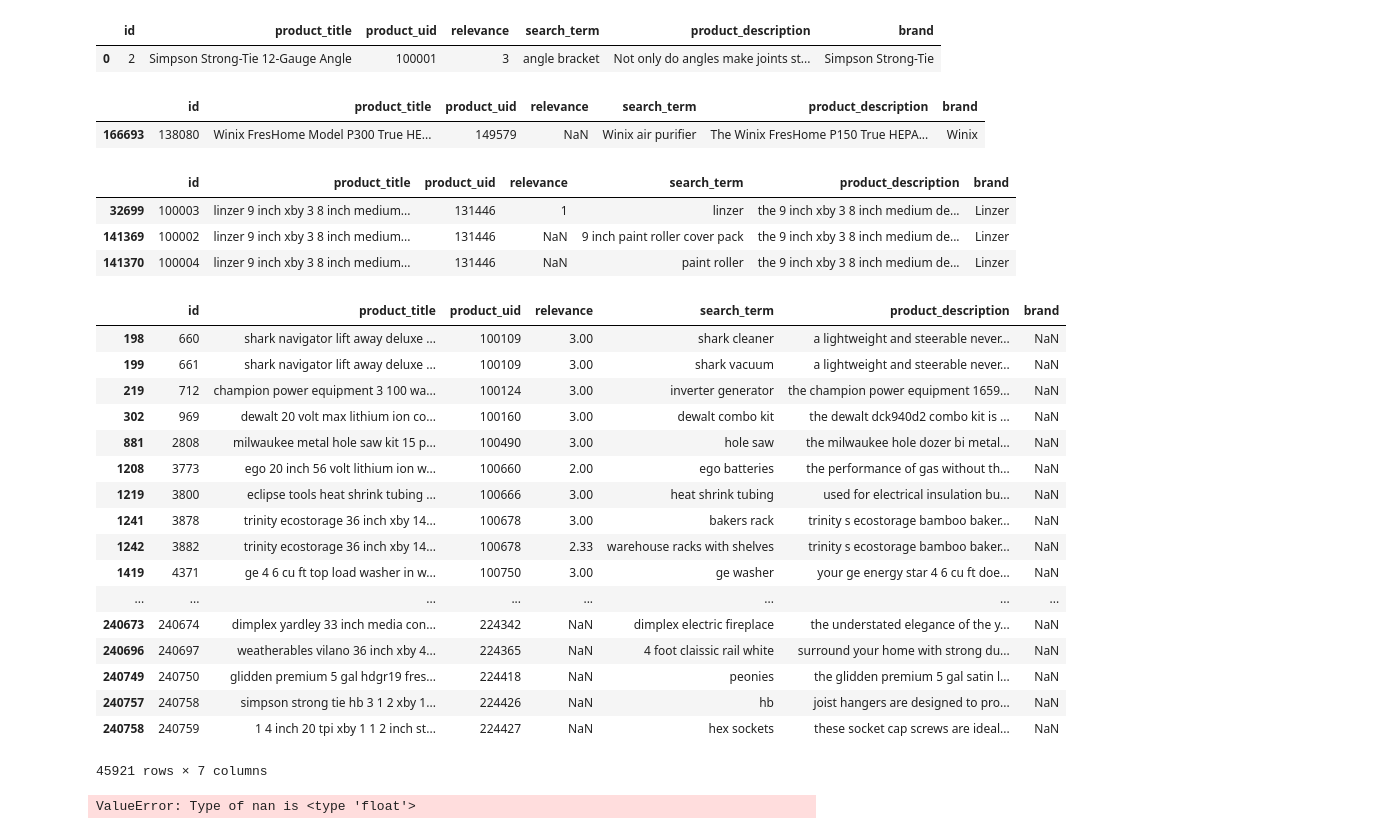
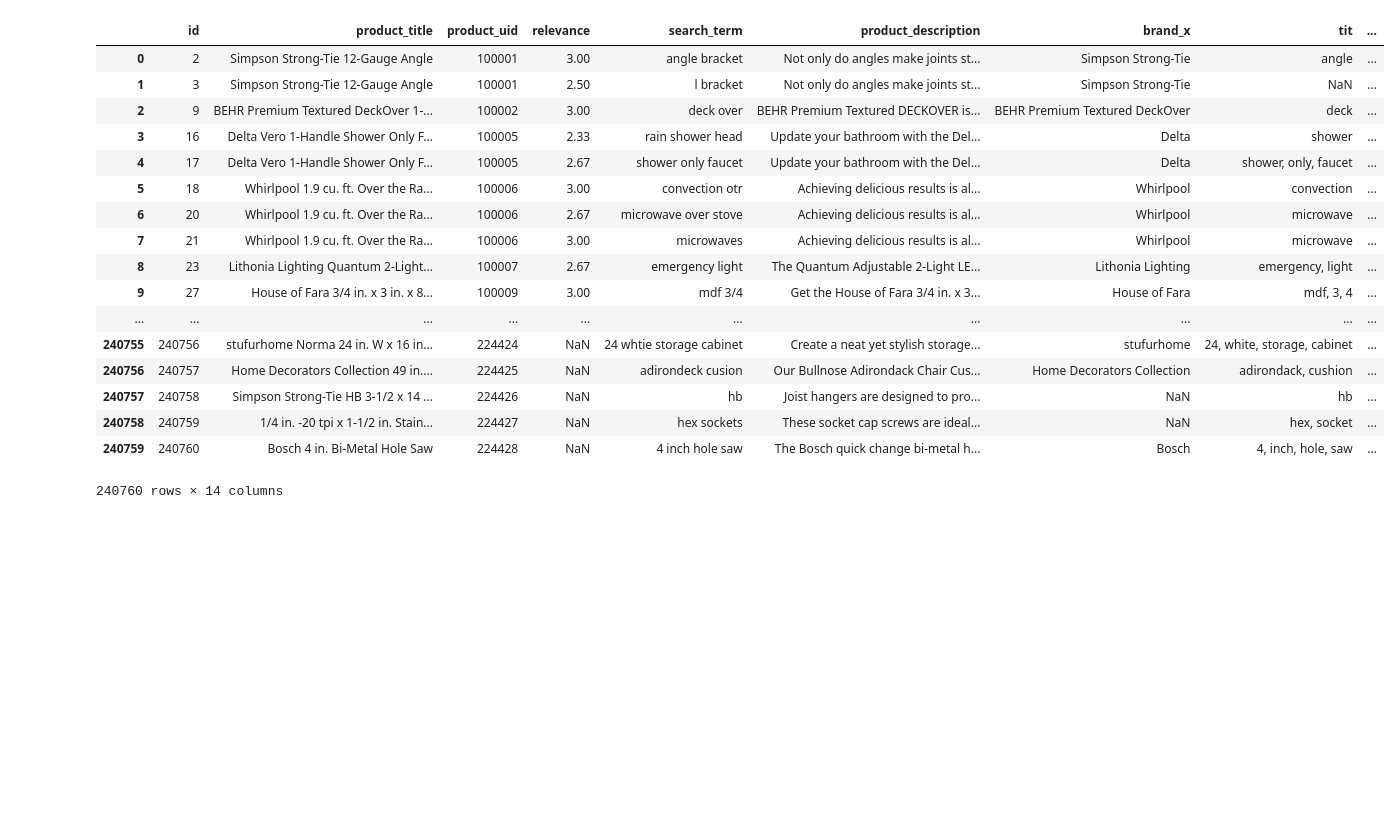
Before and after one commit to Bekbolatov/kaggle, a Jupyter notebook: events/hd/notebooks/features.ipynb, the cells around one changed output. Cells and saved outputs as stored; diff of their text form; code cells hidden in the pictures; blank space fills up the shorter version.

```diff
--- a/events/hd/notebooks/features.ipynb
+++ b/events/hd/notebooks/features.ipynb
@@ -31,6 +31,7 @@ df_train = pd.read_csv(LOC + 'train.csv', encoding="ISO-8859-1")
 df_test = pd.read_csv(LOC + 'test.csv', encoding="ISO-8859-1")
 df_pro_desc = pd.read_csv(LOC + 'product_descriptions.csv')
 df_attr = pd.read_csv(LOC + 'attributes.csv')
+df_matches = pd.read_csv(LOC + 'matched_strings_clean.csv')
 
 df_brand = df_attr[df_attr.name == "MFG Brand Name"][["product_uid", "value"]].rename(columns={"value": "brand"})
 num_train = df_train.shape[0]
@@ -39,23 +40,30 @@ num_train = df_train.shape[0]
 df_all = pd.concat((df_train, df_test), axis=0, ignore_index=True) # (240760, 5)
 df_all = pd.merge(df_all, df_pro_desc, how='left', on='product_uid')
 df_all = pd.merge(df_all, df_brand, how='left', on='product_uid')
+df_all = pd.merge(df_all, df_matches, on='id')
 # %%
-df_all[0:1]
+df_all
 # %% [output]
-|  | id | product_title | product_uid | relevance | search_term | product_description | brand |
-| 0 | 2 | Simpson Strong-Tie 12-Gauge Angle | 100001 | 3 | angle bracket | Not only do angles make joints st... | Simpson Strong-Tie |
+|  | id | product_title | product_uid | relevance | search_term | product_description | brand_x | tit | ... |
+| 0 | 2 | Simpson Strong-Tie 12-Gauge Angle | 100001 | 3.00 | angle bracket | Not only do angles make joints st... | Simpson Strong-Tie | angle | ... |
+| 1 | 3 | Simpson Strong-Tie 12-Gauge Angle | 100001 | 2.50 | l bracket | Not only do angles make joints st... | Simpson Strong-Tie | NaN | ... |
+| 2 | 9 | BEHR Premium Textured DeckOver 1-... | 100002 | 3.00 | deck over | BEHR Premium Textured DECKOVER is... | BEHR Premium Textured DeckOver | deck | ... |
+| 3 | 16 | Delta Vero 1-Handle Shower Only F... | 100005 | 2.33 | rain shower head | Update your bathroom with the Del... | Delta | shower | ... |
+| 4 | 17 | Delta Vero 1-Handle Shower Only F... | 100005 | 2.67 | shower only faucet | Update your bathroom with the Del... | Delta | shower, only, faucet | ... |
+| 5 | 18 | Whirlpool 1.9 cu. ft. Over the Ra... | 100006 | 3.00 | convection otr | Achieving delicious results is al... | Whirlpool | convection | ... |
+| 6 | 20 | Whirlpool 1.9 cu. ft. Over the Ra... | 100006 | 2.67 | microwave over stove | Achieving delicious results is al... | Whirlpool | microwave | ... |
+| 7 | 21 | Whirlpool 1.9 cu. ft. Over the Ra... | 100006 | 3.00 | microwaves | Achieving delicious results is al... | Whirlpool | microwave | ... |
+| 8 | 23 | Lithonia Lighting Quantum 2-Light... | 100007 | 2.67 | emergency light | The Quantum Adjustable 2-Light LE... | Lithonia Lighting | emergency, light | ... |
+| 9 | 27 | House of Fara 3/4 in. x 3 in. x 8... | 100009 | 3.00 | mdf 3/4 | Get the House of Fara 3/4 in. x 3... | House of Fara | mdf, 3, 4 | ... |
+| ... | ... | ... | ... | ... | ... | ... | ... | ... | ... |
+| 240755 | 240756 | stufurhome Norma 24 in. W x 16 in... | 224424 | NaN | 24 whtie storage cabinet | Create a neat yet stylish storage... | stufurhome | 24, white, storage, cabinet | ... |
+| 240756 | 240757 | Home Decorators Collection 49 in.... | 224425 | NaN | adirondeck cusion | Our Bullnose Adirondack Chair Cus... | Home Decorators Collection | adirondack, cushion | ... |
+| 240757 | 240758 | Simpson Strong-Tie HB 3-1/2 x 14 ... | 224426 | NaN | hb | Joist hangers are designed to pro... | NaN | hb | ... |
+| 240758 | 240759 | 1/4 in. -20 tpi x 1-1/2 in. Stain... | 224427 | NaN | hex sockets | These socket cap screws are ideal... | NaN | hex, socket | ... |
+| 240759 | 240760 | Bosch 4 in. Bi-Metal Hole Saw | 224428 | NaN | 4 inch hole saw | The Bosch quick change bi-metal h... | Bosch | 4, inch, hole, saw | ... |
+240760 rows × 14 columns
-# %%
-df_all[166693:166694]
-# %% [output]
-|  | id | product_title | product_uid | relevance | search_term | product_description | brand |
-| 166693 | 138080 | Winix FresHome Model P300 True HE... | 149579 | NaN | Winix air purifier | The Winix FresHome P150 True HEPA... | Winix |
 # %%
 df_all[df_all.product_uid == 131446]
-# %% [output]
-|  | id | product_title | product_uid | relevance | search_term | product_description | brand |
-| 32699 | 100003 | linzer 9 inch xby 3 8 inch medium... | 131446 | 1 | linzer | the 9 inch xby 3 8 inch medium de... | Linzer |
-| 141369 | 100002 | linzer 9 inch xby 3 8 inch medium... | 131446 | NaN | 9 inch paint roller cover pack | the 9 inch xby 3 8 inch medium de... | Linzer |
-| 141370 | 100004 | linzer 9 inch xby 3 8 inch medium... | 131446 | NaN | paint roller | the 9 inch xby 3 8 inch medium de... | Linzer |
 # %%
 # 4x2
 XBY = "xby"
@@ -117,32 +125,11 @@ def str_stem(s):
         return 'null'
 # %%
 df_all[df_all['brand'].isnull()]
-# %% [output]
-|  | id | product_title | product_uid | relevance | search_term | product_description | brand |
-| 198 | 660 | shark navigator lift away deluxe ... | 100109 | 3.00 | shark cleaner | a lightweight and steerable never... | NaN |
-| 199 | 661 | shark navigator lift away deluxe ... | 100109 | 3.00 | shark vacuum | a lightweight and steerable never... | NaN |
-| 219 | 712 | champion power equipment 3 100 wa... | 100124 | 3.00 | inverter generator | the champion power equipment 1659... | NaN |
-| 302 | 969 | dewalt 20 volt max lithium ion co... | 100160 | 3.00 | dewalt combo kit | the dewalt dck940d2 combo kit is ... | NaN |
-| 881 | 2808 | milwaukee metal hole saw kit 15 p... | 100490 | 3.00 | hole saw | the milwaukee hole dozer bi metal... | NaN |
-| 1208 | 3773 | ego 20 inch 56 volt lithium ion w... | 100660 | 2.00 | ego batteries | the performance of gas without th... | NaN |
-| 1219 | 3800 | eclipse tools heat shrink tubing ... | 100666 | 3.00 | heat shrink tubing | used for electrical insulation bu... | NaN |
-| 1241 | 3878 | trinity ecostorage 36 inch xby 14... | 100678 | 3.00 | bakers rack | trinity s ecostorage bamboo baker... | NaN |
-| 1242 | 3882 | trinity ecostorage 36 inch xby 14... | 100678 | 2.33 | warehouse racks with shelves | trinity s ecostorage bamboo baker... | NaN |
-| 1419 | 4371 | ge 4 6 cu ft top load washer in w... | 100750 | 3.00 | ge washer | your ge energy star 4 6 cu ft doe... | NaN |
-| ... | ... | ... | ... | ... | ... | ... | ... |
-| 240673 | 240674 | dimplex yardley 33 inch media con... | 224342 | NaN | dimplex electric fireplace | the understated elegance of the y... | NaN |
-| 240696 | 240697 | weatherables vilano 36 inch xby 4... | 224365 | NaN | 4 foot claissic rail white | surround your home with strong du... | NaN |
-| 240749 | 240750 | glidden premium 5 gal hdgr19 fres... | 224418 | NaN | peonies | the glidden premium 5 gal satin l... | NaN |
-| 240757 | 240758 | simpson strong tie hb 3 1 2 xby 1... | 224426 | NaN | hb | joist hangers are designed to pro... | NaN |
-| 240758 | 240759 | 1 4 inch 20 tpi xby 1 1 2 inch st... | 224427 | NaN | hex sockets | these socket cap screws are ideal... | NaN |
-45921 rows × 7 columns
 # %%
 df_all['search_term'] = df_all['search_term'].map(lambda x:str_stem(x))
 df_all['product_title'] = df_all['product_title'].map(lambda x:str_stem(x))
 df_all['product_description'] = df_all['product_description'].map(lambda x:str_stem(x))
 df_all['brand'] = df_all['brand'].map(lambda x:str_stem(x))
-# %% [output]
-ValueError: Type of nan is <type 'float'>
 # %%
 def str_common_word(str1, str2):
     words, cnt = str1.split(), 0
```
Also changed, not shown: parts of 1 cell of this notebook, 5 other files.
